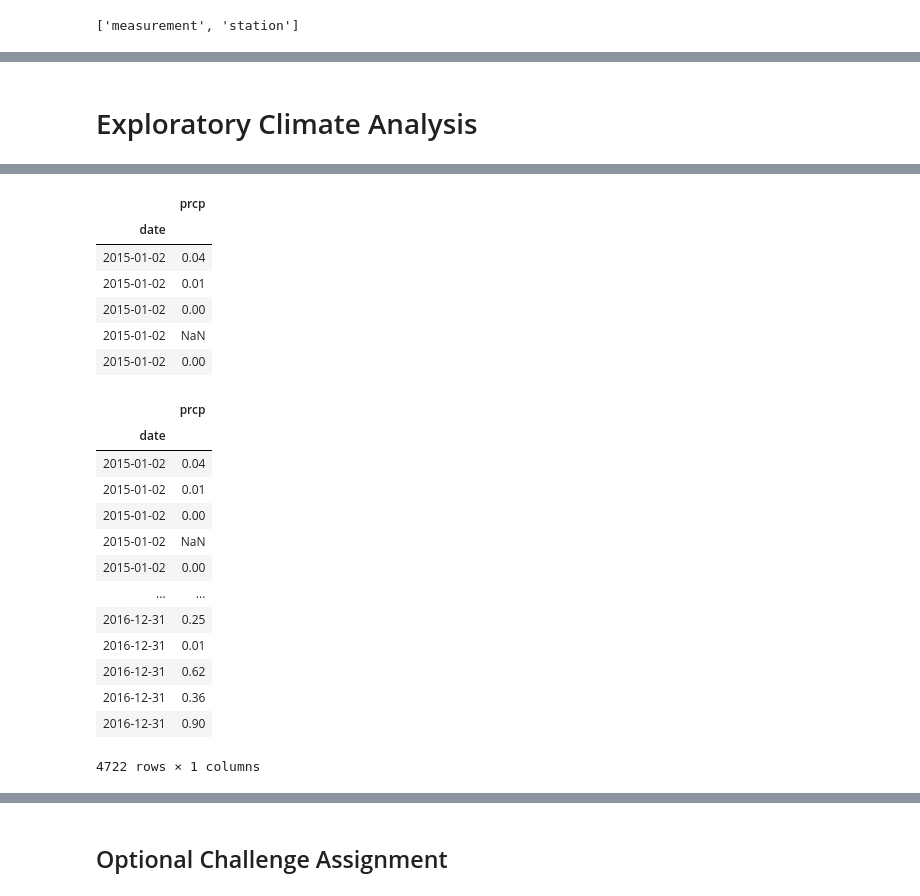
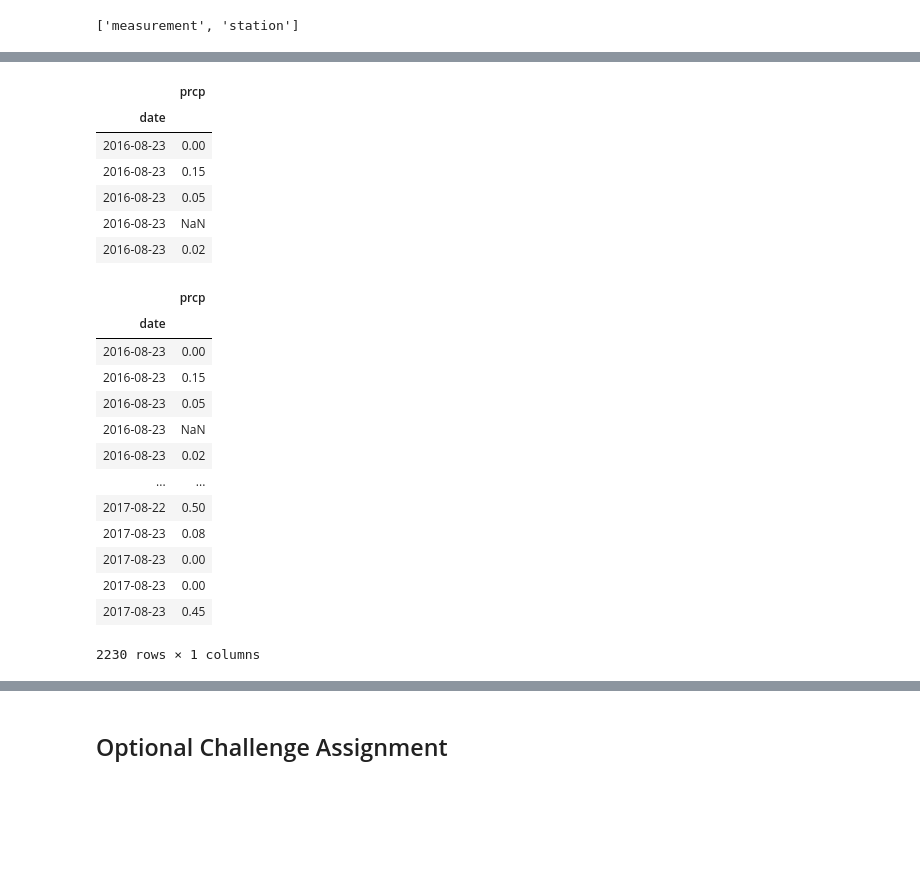
Before and after one commit to alapsraval/sqlalchemy-challenge, a Jupyter notebook: app.ipynb, the cells around one changed output, grey strips where cells are left out. Cells and saved outputs as stored; diff of their text form; code cells hidden in the pictures; blank space fills up the shorter version.

```diff
--- a/app.ipynb
+++ b/app.ipynb
@@ -64,20 +51,18 @@ stations.head()
-# %% [markdown]
-# Exploratory Climate Analysis
 # %%
 # Perform a query to retrieve last 12 months of precipitation data and precipitation scores.
 # Choose a start date and end date for your trip. Make sure that your vacation range is approximately 3-15 days total.
 
-travel_start_date = '2016/01/01'
-travel_end_date = '2016/01/08'
+travel_start_date = '2017-08-23'
+travel_end_date = '2016-08-30'
 
 # date 1 year ago from travel_date
-year_ago = datetime.strptime(travel_start_date, '%Y/%m/%d') - dt.timedelta(days=365)
+year_ago = (datetime.strptime(travel_start_date, '%Y-%m-%d') - dt.timedelta(days=365)).strftime('%Y-%m-%d')
 print(f"Returning precipitation data from {year_ago} and {travel_start_date}")
 
 # Save the query results as a Pandas DataFrame and set the index to the date column
 year_precipitation_scores = pd.DataFrame(session.query(Measurement.date,Measurement.prcp).\
     filter(Measurement.date >= year_ago).\
-    filter(Measurement.date < travel_start_date).\
+    filter(Measurement.date <= travel_start_date).\
     order_by(Measurement.date).all()).set_index('date')
 year_precipitation_scores.head()
 # %% [output]
@@ -85,10 +70,10 @@ Returning precipitation data from 2015-01-01 00:00:00 and 2016/01/01
 |  | prcp |
 | date |  |
-| 2015-01-02 | 0.04 |
-| 2015-01-02 | 0.01 |
-| 2015-01-02 | 0.00 |
-| 2015-01-02 | NaN |
-| 2015-01-02 | 0.00 |
+| 2016-08-23 | 0.00 |
+| 2016-08-23 | 0.15 |
+| 2016-08-23 | 0.05 |
+| 2016-08-23 | NaN |
+| 2016-08-23 | 0.02 |
 # %%
 # Sort the dataframe by date
 year_precipitation_scores = year_precipitation_scores.sort_values(by='date', ascending=True)
@@ -96,17 +81,17 @@ year_precipitation_scores
 # %% [output]
 |  | prcp |
 | date |  |
-| 2015-01-02 | 0.04 |
-| 2015-01-02 | 0.01 |
-| 2015-01-02 | 0.00 |
-| 2015-01-02 | NaN |
-| 2015-01-02 | 0.00 |
+| 2016-08-23 | 0.00 |
+| 2016-08-23 | 0.15 |
+| 2016-08-23 | 0.05 |
+| 2016-08-23 | NaN |
+| 2016-08-23 | 0.02 |
 | ... | ... |
-| 2016-12-31 | 0.25 |
-| 2016-12-31 | 0.01 |
-| 2016-12-31 | 0.62 |
-| 2016-12-31 | 0.36 |
-| 2016-12-31 | 0.90 |
+| 2017-08-22 | 0.50 |
+| 2017-08-23 | 0.08 |
+| 2017-08-23 | 0.00 |
+| 2017-08-23 | 0.00 |
+| 2017-08-23 | 0.45 |
-4722 rows × 1 columns
+2230 rows × 1 columns
 # %%
 # Drop rows where prcp=NaN
```
Also changed, not shown: parts of 25 cells of this notebook.
